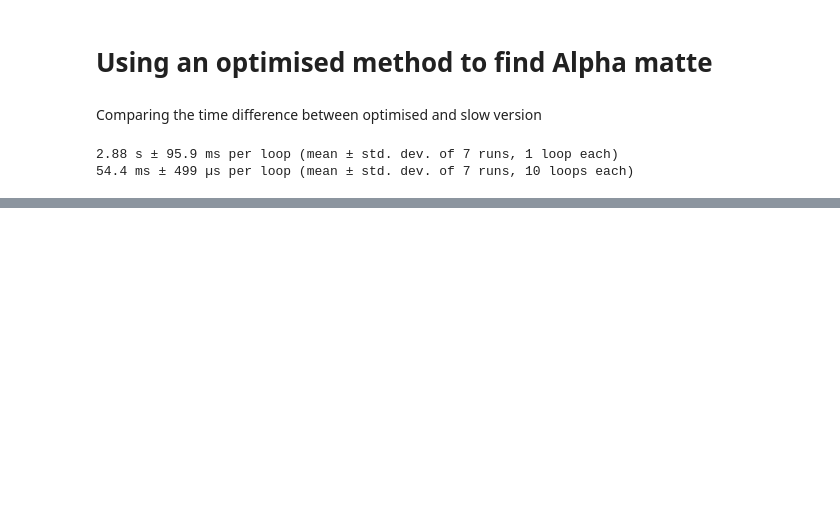
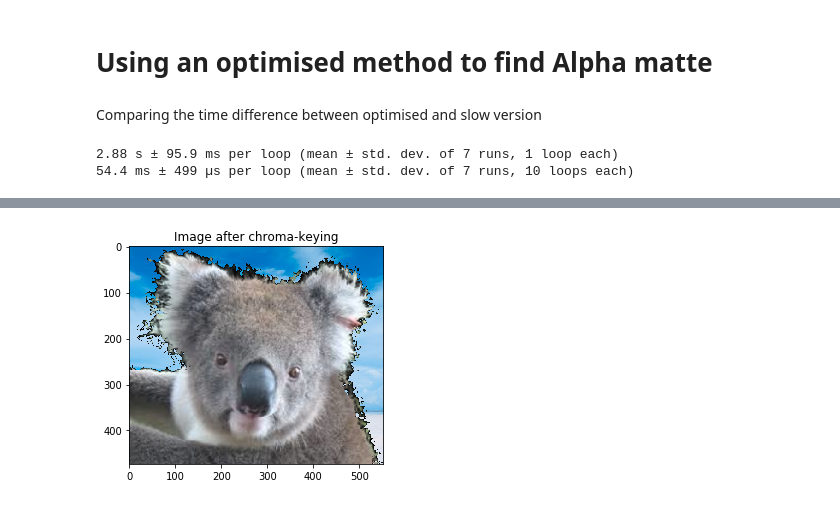
Before and after one commit to anushkawakankar/Poisson-Matting, a Jupyter notebook: poisson.ipynb, the cells around one changed output, grey strips where cells are left out. Saved outputs shown, nothing was run; the diff lists cells and outputs as text; code cells hidden in the pictures; blank space fills up the shorter version.

```diff
--- a/poisson.ipynb
+++ b/poisson.ipynb
@@ -253,0 +278,27 @@ Comparing the time difference between optimised and slow version
+# %%
+new_fg_arr = np.asarray(new_fg)
+# print(new_fg_arr.shape)
+# print(new_fg_arr[200,250] == [0,0,0])
+for i in range(new_fg.shape[0]):
+    for j in range(new_fg.shape[1]):
+        if(i<new_fg_arr.shape[0] and j<new_fg_arr.shape[1]):
+            if(new_fg_arr[i,j,0] == 0 and new_fg_arr[i,j,1] == 0 and new_fg_arr[i,j,2] == 0):
+                res[i,j,0] = bg[i,j,0]
+                res[i,j,1] = bg[i,j,1]
+                res[i,j,2] = bg[i,j,2]
+            else:
+                res[i,j,0] = new_fg_arr[i,j,0]
+                res[i,j,1] = new_fg_arr[i,j,1]
+                res[i,j,2] = new_fg_arr[i,j,2]
+        else:
+            res[i,j,0] = bg[i,j,0]
+            res[i,j,1] = bg[i,j,1]
+            res[i,j,2] = bg[i,j,2]
+
+res = res.astype(np.uint8)
+res_image = Image.fromarray(res)
+plt.imshow(res)
+plt.title('Image after chroma-keying')
+plt.show()
+# %% [output]
+[figure, added]
```
Also changed, not shown: parts of 10 cells of this notebook, 1 other file.
